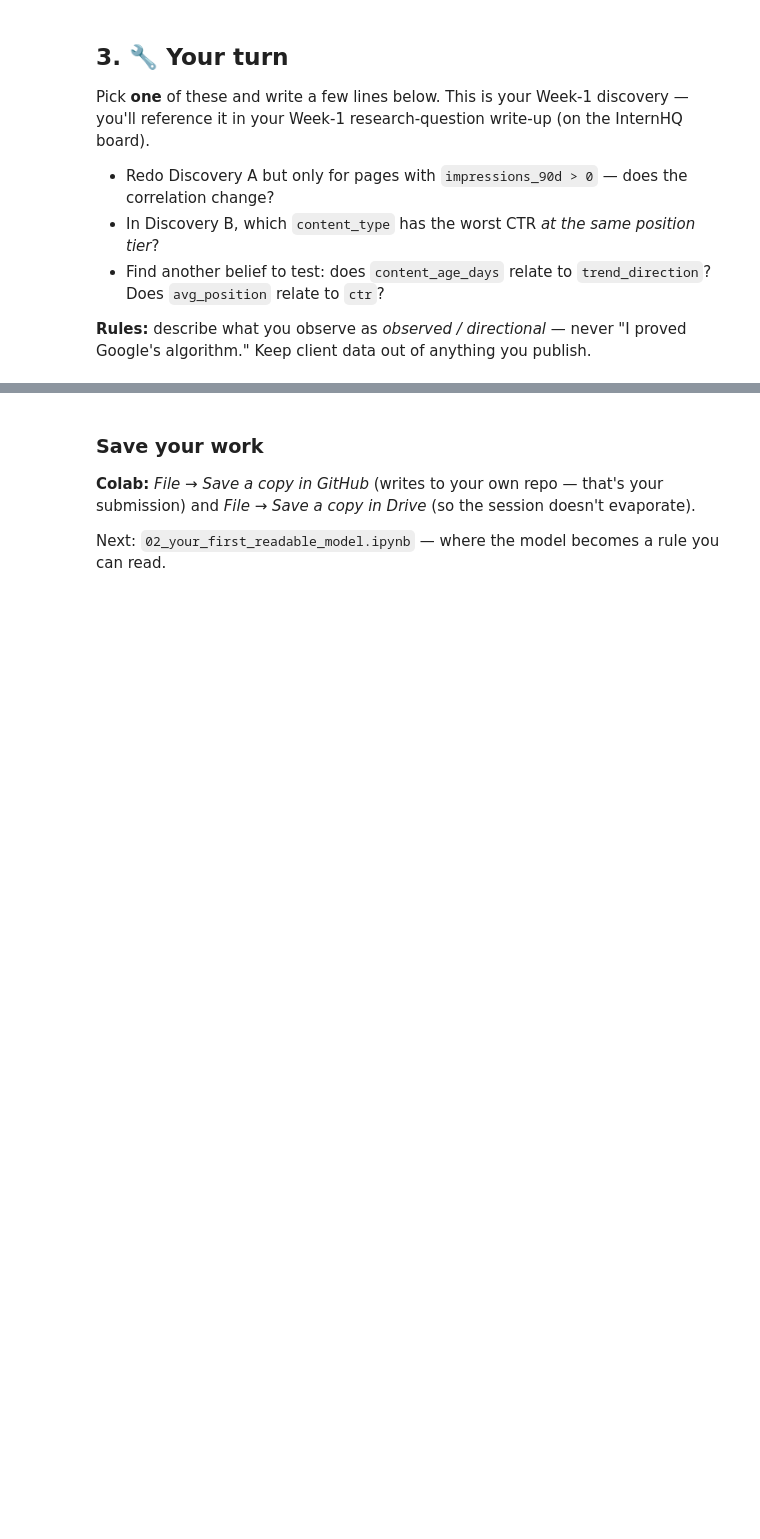
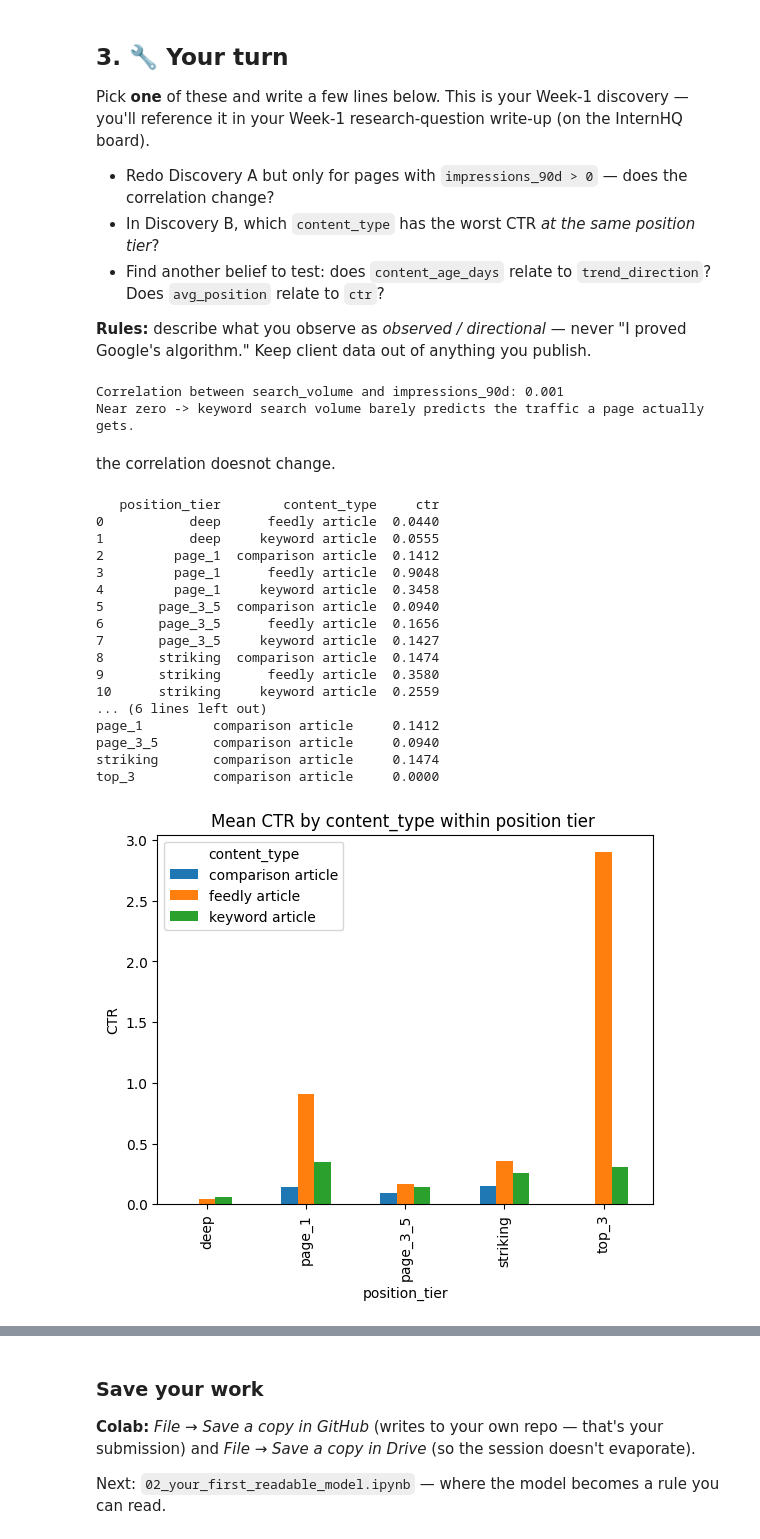
Before and after one commit to fareehaikram93/assignment1-intern, a Jupyter notebook: notebooks/01_first_look_and_discovery.ipynb, the cells around one changed output, grey strips where cells are left out. Saved outputs shown, nothing was run; the diff lists cells and outputs as text; code cells hidden in the pictures; blank space fills up the shorter version.

```diff
--- a/notebooks/01_first_look_and_discovery.ipynb
+++ b/notebooks/01_first_look_and_discovery.ipynb
@@ -153,3 +164,48 @@ Pick **one** of these and write a few lines below. This is your Week-1 discovery
 **Rules:** describe what you observe as *observed / directional* — never "I proved Google's algorithm." Keep client data out of anything you publish.
 # %%
 # Your discovery here
+y=df[df["impressions_90d"]>0]
+corr = y["search_volume"].corr(y["impressions_90d"])
+print(f"Correlation between search_volume and impressions_90d: {corr:.3f}")
+print("Near zero -> keyword search volume barely predicts the traffic a page actually gets.")
+# %% [output]
+Correlation between search_volume and impressions_90d: 0.001
+Near zero -> keyword search volume barely predicts the traffic a page actually gets.
+# %% [markdown]
+ the correlation doesnot change.
+# %%
+visible = df[df["impressions_90d"] >= 100]
+# Mean CTR by position_tier x content_type,
+ctr_by_contenttype= visible.groupby(["position_tier","content_type"])["ctr"].mean().reset_index()
+print(ctr_by_contenttype.round(4).to_string())
+worst_by_tier = (
+    ctr_by_contenttype
+    .sort_values("ctr")
+    .groupby("position_tier")
+    .first()
+    .rename(columns={"ctr": "worst_ctr"})
+)
+#Pick the worst (lowest CTR) content_type within each position_tier
+ctr_by_contenttype.pivot(index="position_tier", columns="content_type", values="ctr") \
+    .plot(kind="bar", title="Mean CTR by content_type within position tier ", ylabel="CTR")
+
+print(worst_by_tier.round(4).to_string())
+# %% [output]
+   position_tier        content_type     ctr
+0           deep      feedly article  0.0440
+1           deep     keyword article  0.0555
+2         page_1  comparison article  0.1412
+3         page_1      feedly article  0.9048
+4         page_1     keyword article  0.3458
+5       page_3_5  comparison article  0.0940
+6       page_3_5      feedly article  0.1656
+7       page_3_5     keyword article  0.1427
+8       striking  comparison article  0.1474
+9       striking      feedly article  0.3580
+10      striking     keyword article  0.2559
+... (6 lines left out)
+page_1         comparison article     0.1412
+page_3_5       comparison article     0.0940
+striking       comparison article     0.1474
+top_3          comparison article     0.0000
+[figure, added]
```
Also changed, not shown: parts of 7 cells of this notebook.
